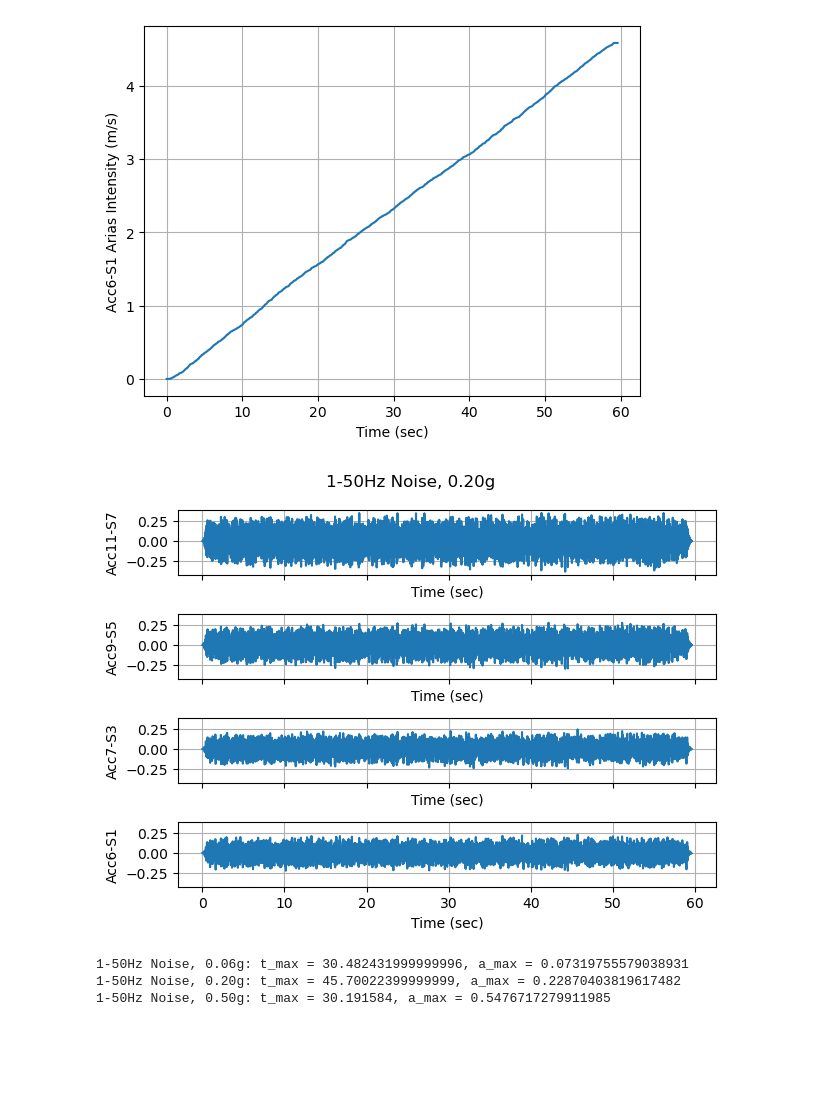
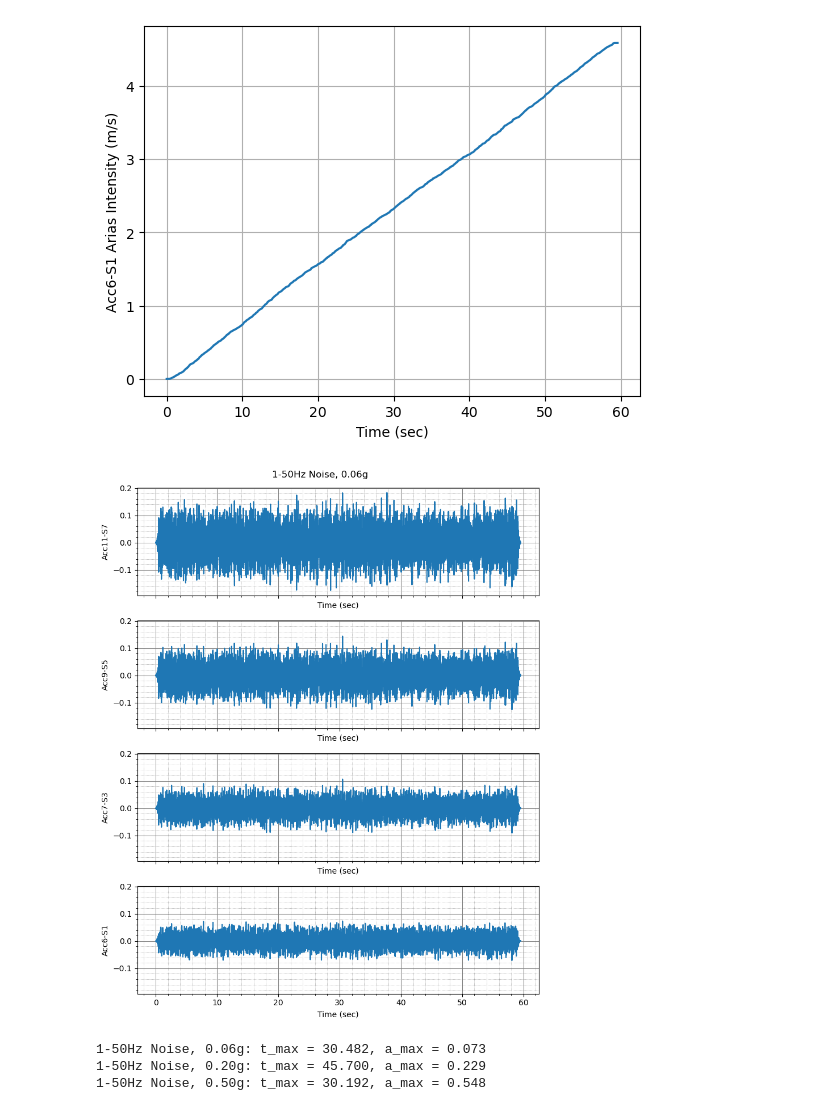
Before and after one commit to dkaramitros/pyDySP, a Jupyter notebook: example_1.ipynb, the cells around one changed output. Saved outputs shown, nothing was run; the diff lists cells and outputs as text; code cells hidden in the pictures; blank space fills up the shorter version.

```diff
--- a/example_1.ipynb
+++ b/example_1.ipynb
@@ -143,17 +143,22 @@ ax = test[1].channel[8].plot(plot_type="Arias")
 [figure]
 [figure]
 # %%
-ax = test[1].plot(channels=[13,11,9,8], columns=1, plot_type="Timehistory") #same inputs as above
+ax = test[0].plot(channels=[13,11,9,8], columns=1, plot_type="Timehistory") #same inputs as above
+ax[0].figure.set_size_inches(8,10)
+ax[0].minorticks_on()
+for a in ax:
+    a.grid(which='major', linestyle='-', linewidth=0.75, color='gray')
+    a.grid(which='minor', linestyle=':', linewidth=0.5, color='gray')
 # %% [output]
-[figure, old version]
+[figure, new version]
 # %%
 for t in test:
     th=t.channel[8].timehistory()[1]
-    print(f"{t.name}: t_max = {th[0]}, a_max = {th[1]}")
+    print(f"{t.name}: t_max = {th[0]:.3f}, a_max = {th[1]:.3f}")
 # %% [output]
-1-50Hz Noise, 0.06g: t_max = 30.482431999999996, a_max = 0.07319755579038931
-1-50Hz Noise, 0.20g: t_max = 45.70022399999999, a_max = 0.22870403819617482
-1-50Hz Noise, 0.50g: t_max = 30.191584, a_max = 0.5476717279911985
+1-50Hz Noise, 0.06g: t_max = 30.482, a_max = 0.073
+1-50Hz Noise, 0.20g: t_max = 45.700, a_max = 0.229
+1-50Hz Noise, 0.50g: t_max = 30.192, a_max = 0.548
 # %%
 fix,ax = plt.subplots()
 for t in test:
```
Also changed, not shown: parts of 1 cell of this notebook.
